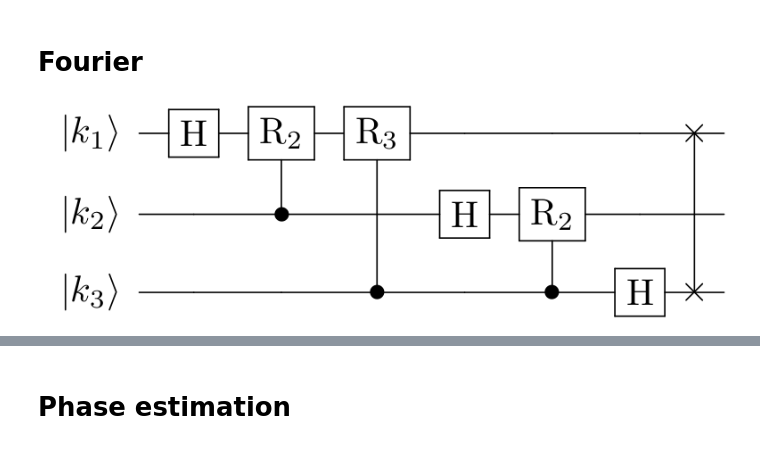
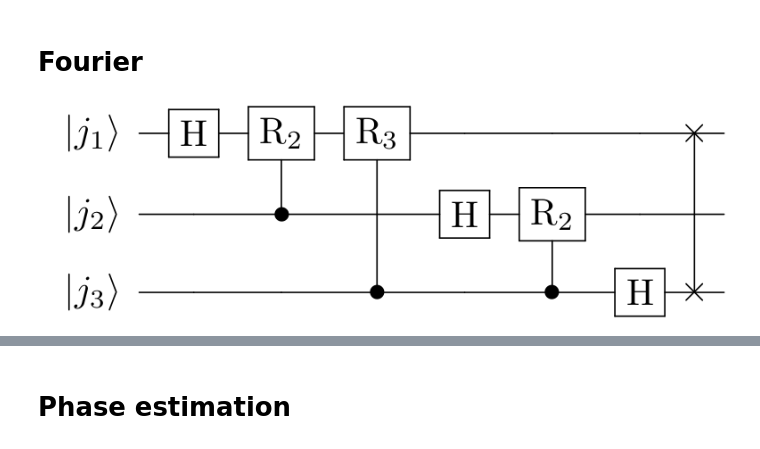
Before and after one commit to gadial/blog, a Jupyter notebook: Notebooks/Quantum Circuits.ipynb, the cells around one changed output, grey strips where cells are left out. Saved outputs shown, nothing was run; the diff lists cells and outputs as text; code cells hidden in the pictures.

```diff
--- a/Notebooks/Quantum Circuits.ipynb
+++ b/Notebooks/Quantum Circuits.ipynb
@@ -134,19 +156,19 @@ draw(latex)
 # %%
 latex = r"""\documentclass[border=2px]{standalone}
 
 \usepackage[braket, qm]{qcircuit}
 \usepackage{graphicx}
 
 \begin{document}
 \scalebox{2}{
     \Qcircuit @C=0.8em @R=0.75em {
-    \nghost{1} & \lstick{\ket{k_1}} & \gate{\mathrm{H}} & \gate{\mathrm{R_2}} & \gate{\mathrm{R_3}} & \qw               & \qw                 & \qw               & \qswap          & \qw \\
-    \nghost{1} & \lstick{\ket{k_2}} & \qw               & \ctrl{-1}           & \qw                 & \gate{\mathrm{H}} & \gate{\mathrm{R_2}} & \qw               & \qw             & \qw \\
-    \nghost{1} & \lstick{\ket{k_3}} & \qw               & \qw                 & \ctrl{-2}           & \qw               & \ctrl{-1}           & \gate{\mathrm{H}} & \qswap \qwx[-2] & \qw \\
+    \nghost{1} & \lstick{\ket{j_1}} & \gate{\mathrm{H}} & \gate{\mathrm{R_2}} & \gate{\mathrm{R_3}} & \qw               & \qw                 & \qw               & \qswap          & \qw \\
+    \nghost{1} & \lstick{\ket{j_2}} & \qw               & \ctrl{-1}           & \qw                 & \gate{\mathrm{H}} & \gate{\mathrm{R_2}} & \qw               & \qw             & \qw \\
+    \nghost{1} & \lstick{\ket{j_3}} & \qw               & \qw                 & \ctrl{-2}           & \qw               & \ctrl{-1}           & \gate{\mathrm{H}} & \qswap \qwx[-2] & \qw \\
 }
 }
 
 \end{document}"""
 draw(latex)
 # %% [output]
-[figure, old version]
+[figure, new version]
```
Also changed, not shown: parts of 3 cells of this notebook, 20 other files.
